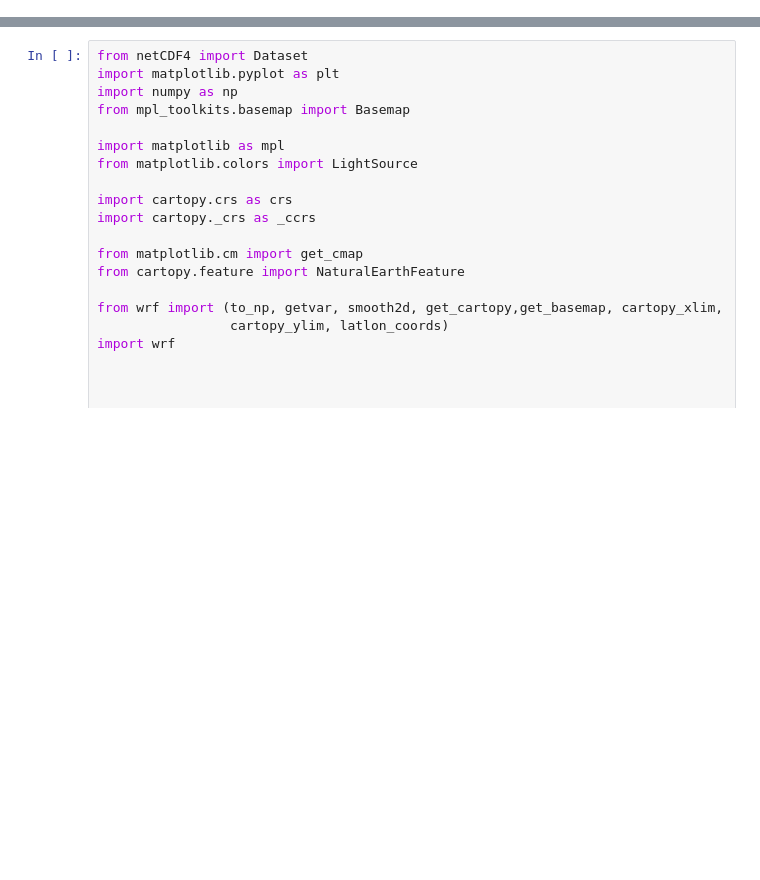
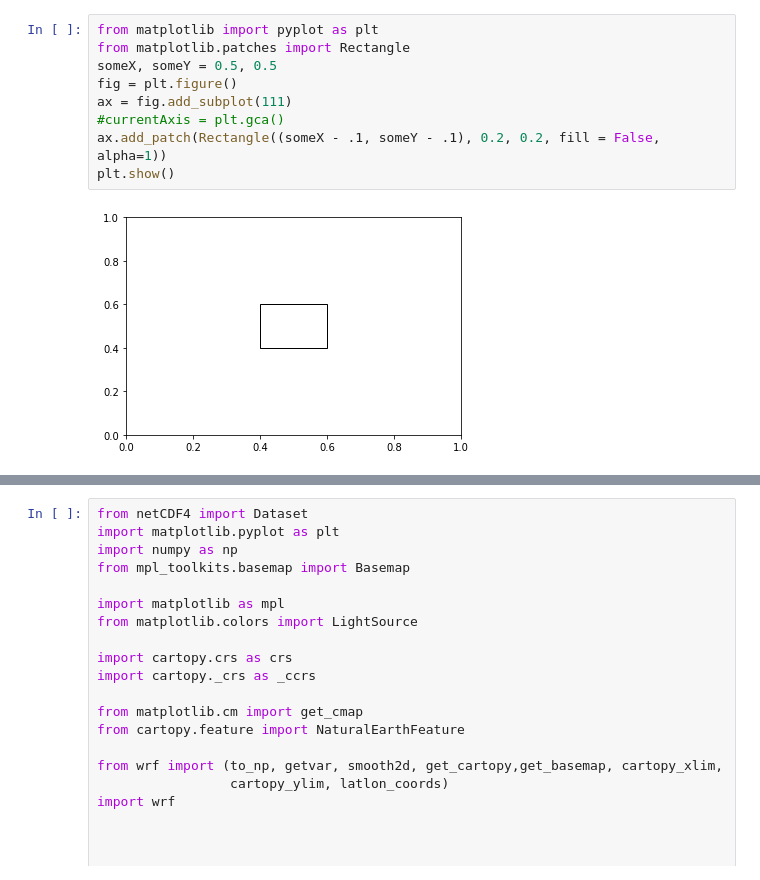
Before and after one commit to agemperador/TESIS, a Jupyter notebook: WRF_SIM.ipynb, the cells around one changed output, grey strips where cells are left out. Drawn from its saved outputs; the diff is of its cells as text; blank space fills up the shorter version.

```diff
--- a/WRF_SIM.ipynb
+++ b/WRF_SIM.ipynb
@@ -271,0 +529,11 @@ Viento OK
+# %%
+from matplotlib import pyplot as plt
+from matplotlib.patches import Rectangle
+someX, someY = 0.5, 0.5
+fig = plt.figure()
+ax = fig.add_subplot(111)
+#currentAxis = plt.gca()
+ax.add_patch(Rectangle((someX - .1, someY - .1), 0.2, 0.2, fill = False, alpha=1))
+plt.show()
+# %% [output]
+[figure, added]
```
Also changed, not shown: parts of 27 cells of this notebook.
